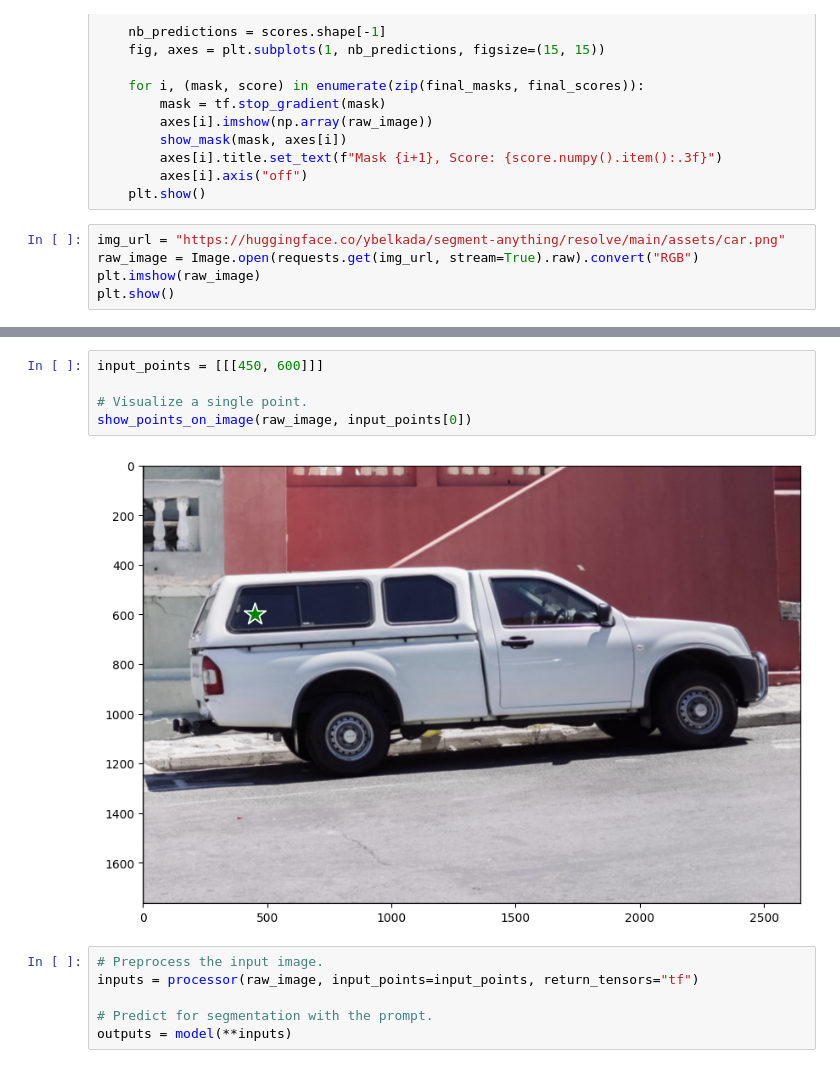
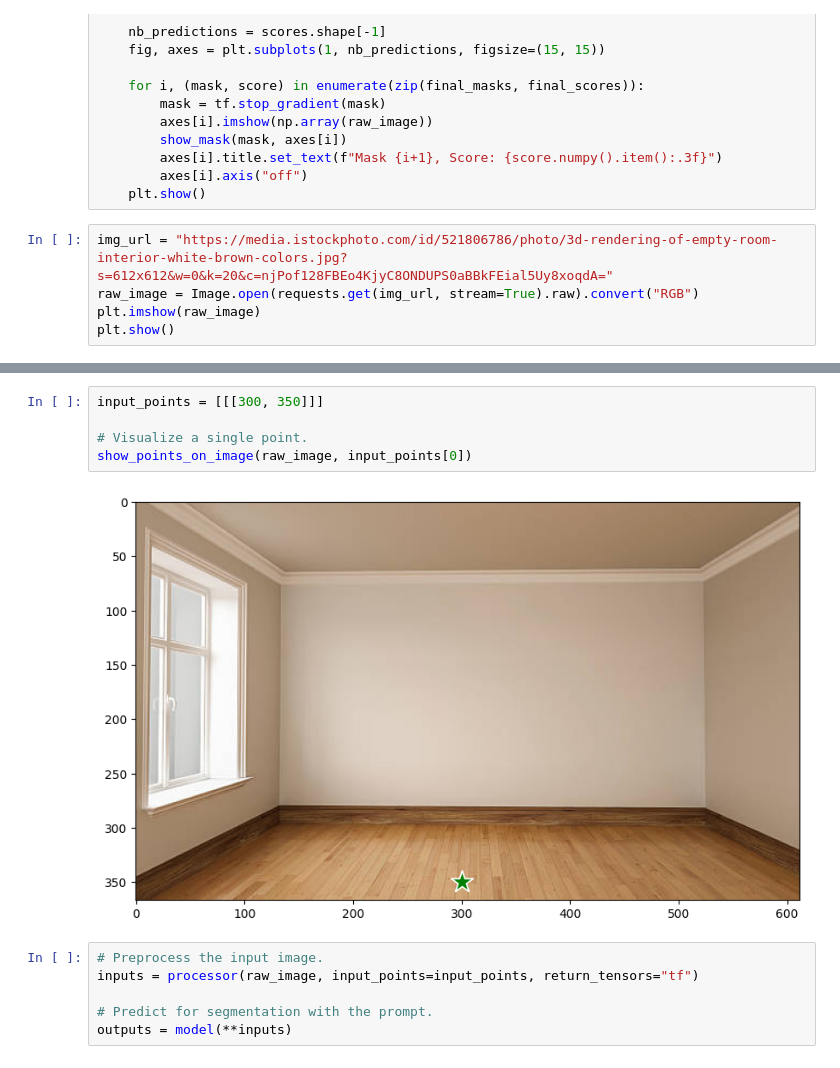
Before and after one commit to MihirDesh/Segment-Anything-Model, a Jupyter notebook: SAM_keras.ipynb, the cells around one changed output, grey strips where cells are left out. Saved outputs shown, nothing was run; the diff lists cells and outputs as text.

```diff
--- a/SAM_keras.ipynb
+++ b/SAM_keras.ipynb
@@ -150,7 +150,7 @@ def show_masks_on_image(raw_image, masks, scores):
         axes[i].axis("off")
     plt.show()
 # %%
-img_url = "https://huggingface.co/ybelkada/segment-anything/resolve/main/assets/car.png"
+img_url = "https://media.istockphoto.com/id/521806786/photo/3d-rendering-of-empty-room-interior-white-brown-colors.jpg?s=612x612&w=0&k=20&c=njPof128FBEo4KjyC8ONDUPS0aBBkFEial5Uy8xoqdA="
 raw_image = Image.open(requests.get(img_url, stream=True).raw).convert("RGB")
 plt.imshow(raw_image)
 plt.show()
@@ -159,10 +159,10 @@ plt.show()
 # %%
-input_points = [[[450, 600]]]
+input_points = [[[300, 350]]]
 
 # Visualize a single point.
 show_points_on_image(raw_image, input_points[0])
 # %% [output]
-[figure, old version]
+[figure, new version]
 # %%
 # Preprocess the input image.
 inputs = processor(raw_image, input_points=input_points, return_tensors="tf")
```
Also changed, not shown: parts of 5 cells of this notebook.
